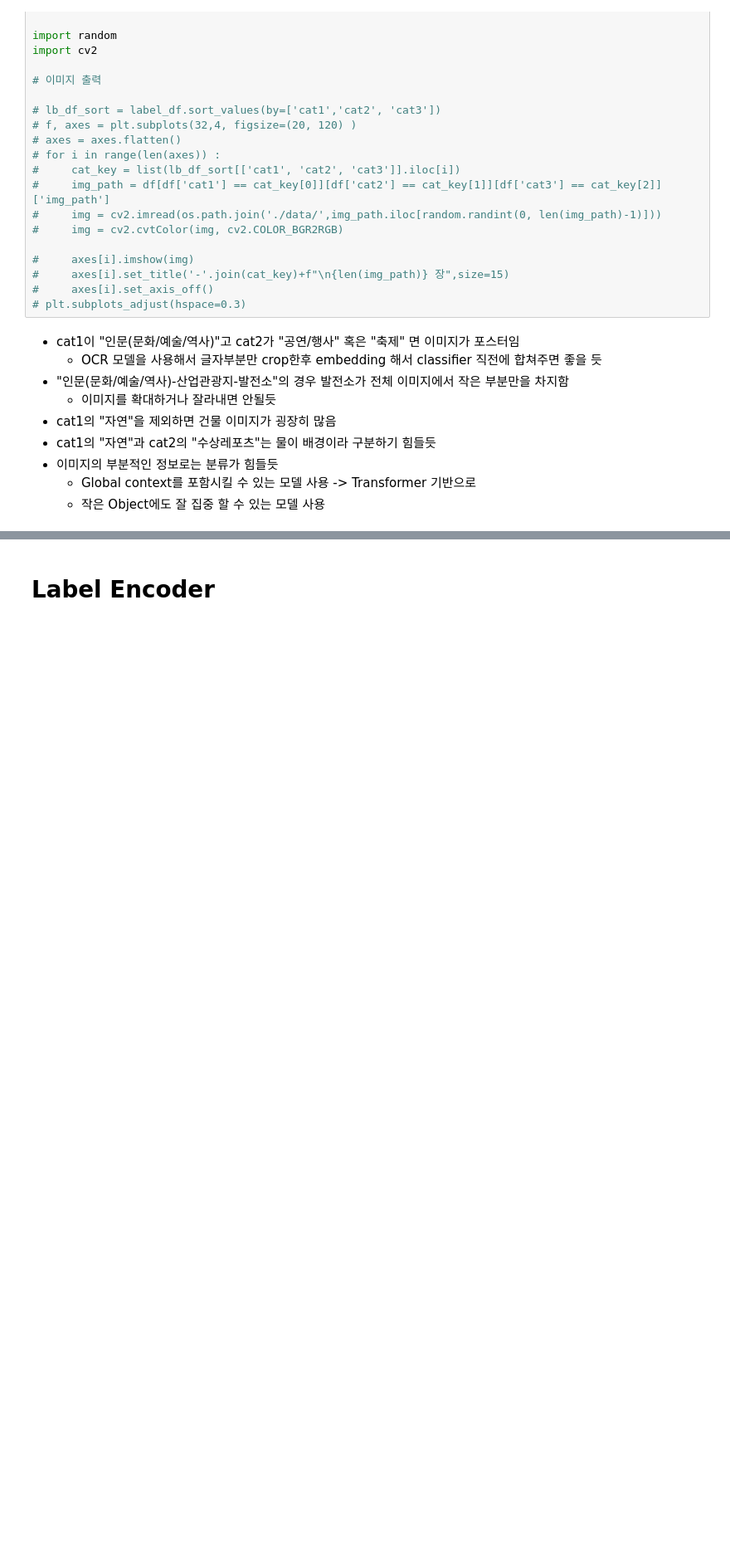
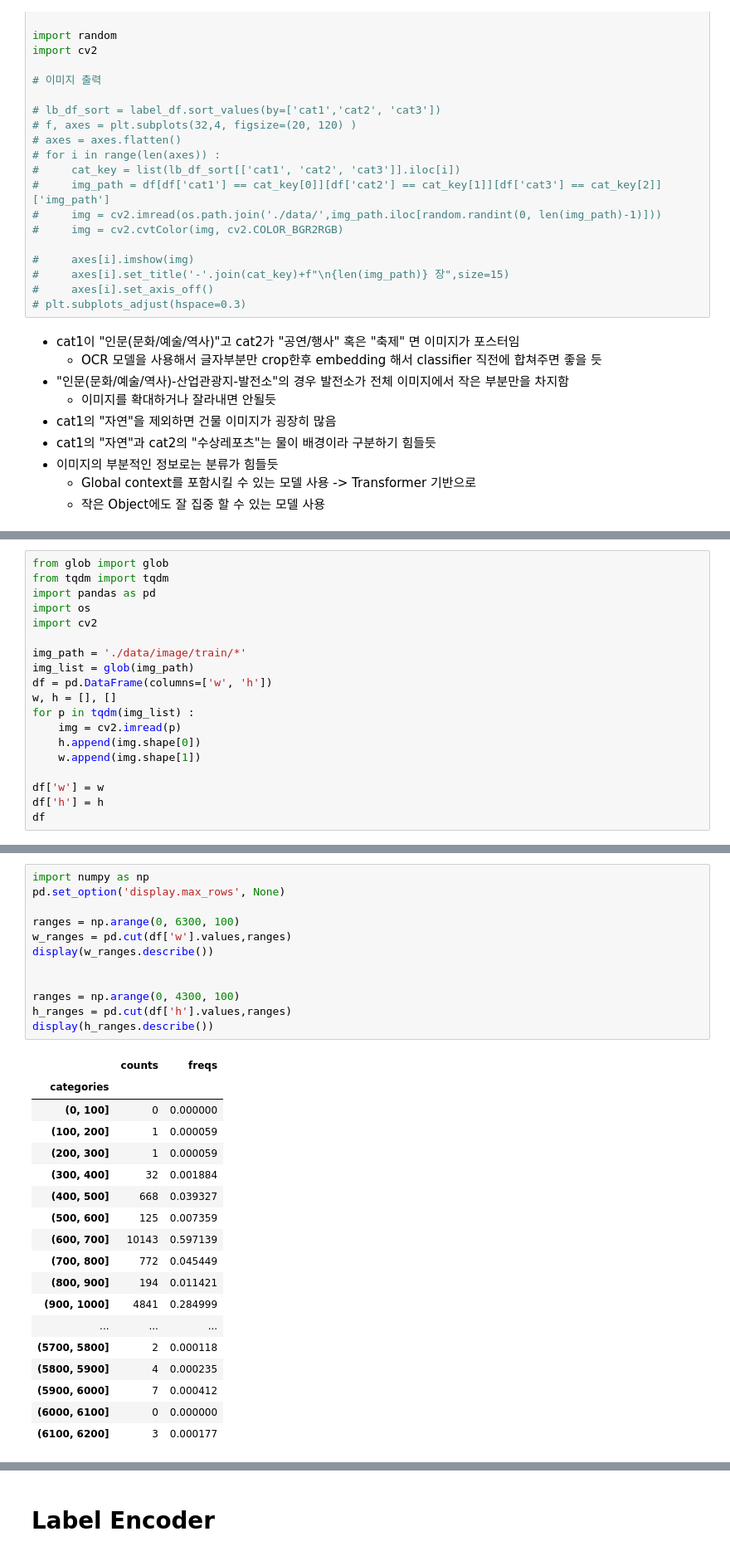
Before and after one commit to quhb2455/dacon_tourism, a Jupyter notebook: EDA.ipynb, the cells around one changed output, grey strips where cells are left out. Shown at 83% size. Saved outputs shown, nothing was run; the diff lists cells and outputs as text; blank space fills up the shorter version.

```diff
--- a/EDA.ipynb
+++ b/EDA.ipynb
@@ -230,0 +233,19 @@ import cv2
+# %%
+from glob import glob
+from tqdm import tqdm
+import pandas as pd
+import os
+import cv2
+
+img_path = './data/image/train/*'
+img_list = glob(img_path)
+df = pd.DataFrame(columns=['w', 'h'])
+w, h = [], []
+for p in tqdm(img_list) :
+    img = cv2.imread(p)
+    h.append(img.shape[0])
+    w.append(img.shape[1])
+
+df['w'] = w
+df['h'] = h
+df
@@ -230,0 +300,31 @@ import cv2
+# %%
+import numpy as np
+pd.set_option('display.max_rows', None)
+
+ranges = np.arange(0, 6300, 100)
+w_ranges = pd.cut(df['w'].values,ranges)
+display(w_ranges.describe())
+
+
+ranges = np.arange(0, 4300, 100)
+h_ranges = pd.cut(df['h'].values,ranges)
+display(h_ranges.describe())
+# %% [output]
+|  | counts | freqs |
+| categories |  |  |
+| (0, 100] | 0 | 0.000000 |
+| (100, 200] | 1 | 0.000059 |
+| (200, 300] | 1 | 0.000059 |
+| (300, 400] | 32 | 0.001884 |
+| (400, 500] | 668 | 0.039327 |
+| (500, 600] | 125 | 0.007359 |
+| (600, 700] | 10143 | 0.597139 |
+| (700, 800] | 772 | 0.045449 |
+| (800, 900] | 194 | 0.011421 |
+| (900, 1000] | 4841 | 0.284999 |
+| ... | ... | ... |
+| (5700, 5800] | 2 | 0.000118 |
+| (5800, 5900] | 4 | 0.000235 |
+| (5900, 6000] | 7 | 0.000412 |
+| (6000, 6100] | 0 | 0.000000 |
+| (6100, 6200] | 3 | 0.000177 |
```
Also changed, not shown: parts of 26 cells of this notebook, 54 other files.
